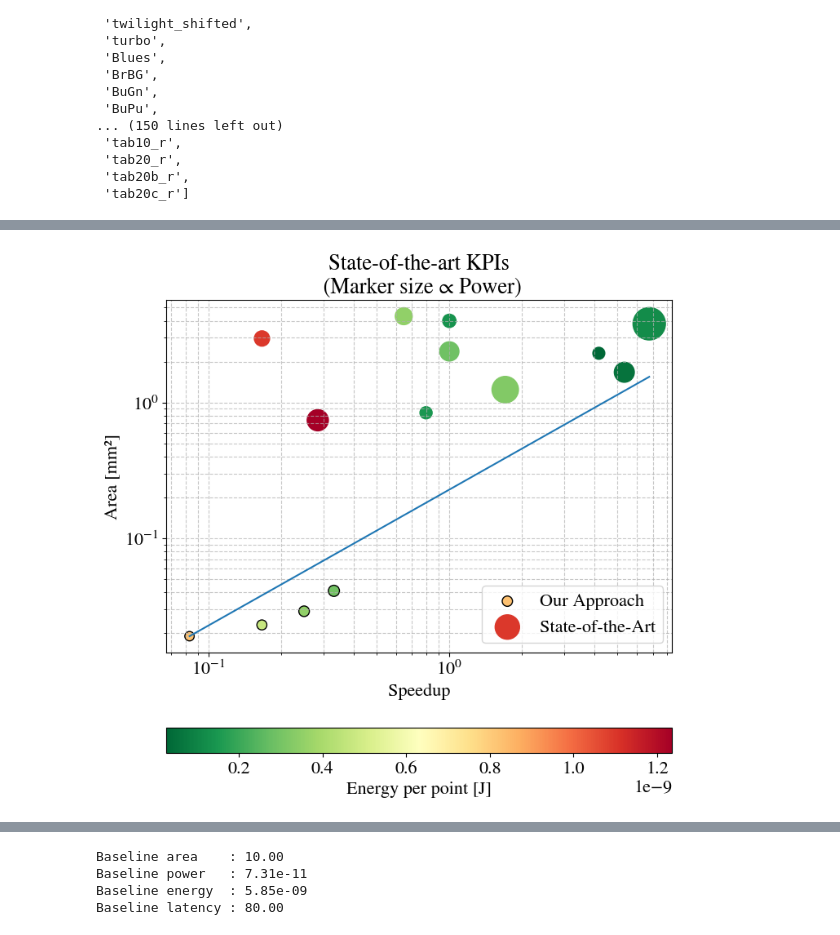
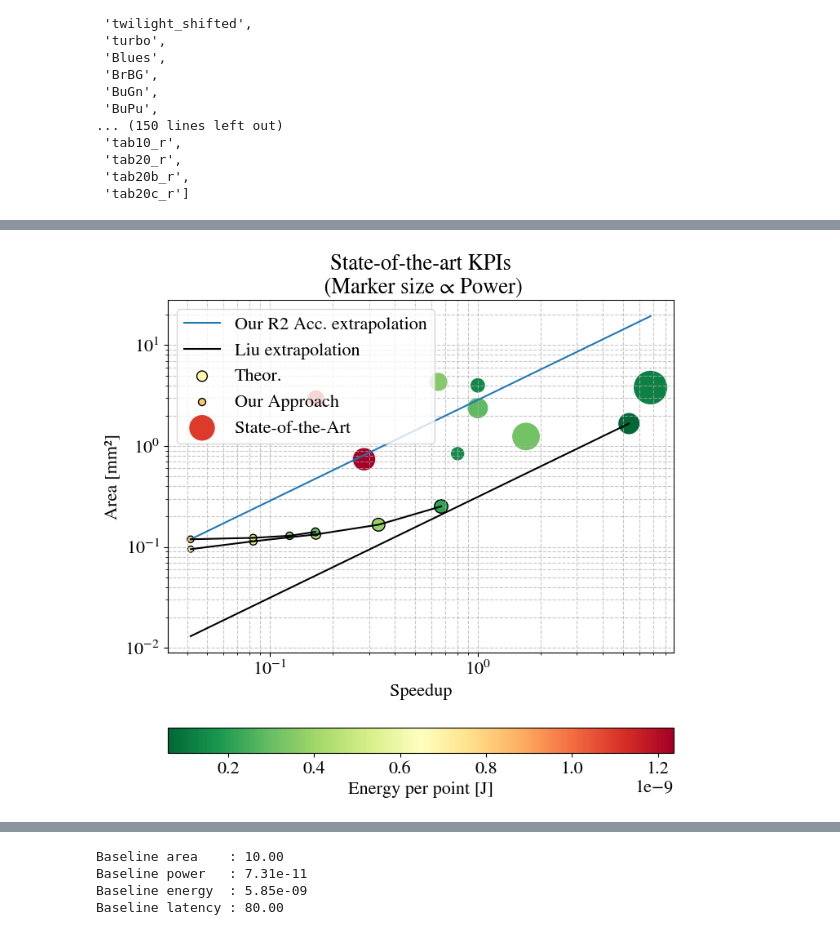
Before and after one commit to PolMaistriaux/IoT_Node_Modeling, a Jupyter notebook: Test_new_applications/Notebook_ASI_Framework.ipynb, the cells around one changed output, grey strips where cells are left out. Saved outputs shown, nothing was run; the diff lists cells and outputs as text; code cells hidden in the pictures.

```diff
--- a/Test_new_applications/Notebook_ASI_Framework.ipynb
+++ b/Test_new_applications/Notebook_ASI_Framework.ipynb
@@ -231,10 +289,18 @@ print(our_Latency)
 # %%
 fig, ax = plt.subplots(1,1, figsize=(8, 8))
+
 idx_min = np.argmin(1/our_Latency)
 idx_max = np.argmax(1/soa_Latency)
-ax.plot(np.array([1/our_Latency[idx_min], 1/soa_Latency[idx_max]]),    np.array([our_Area[idx_min], our_Area[idx_min]/soa_Latency[idx_max]*our_Latency[idx_min]]))
-sc = ax.scatter(1/our_Latency, our_Area, c= our_Energy,  cmap='RdYlGn_r', s=our_Power*4e12, vmin=np.min(soa_Energy), vmax=np.max(soa_Energy), alpha=1, marker = '.', label="Our Approach", edgecolors="black")
-sc = ax.scatter(1/soa_Latency, soa_Area, c=soa_Energy ,  cmap='RdYlGn_r', s=soa_Power*4e12, vmin=np.min(soa_Energy), vmax=np.max(soa_Energy), alpha=1, marker = '.', label="State-of-the-Art")
+ax.plot(np.array([1/our_Latency[idx_min], 1/soa_Latency[idx_max]]),    np.array([our_Area[idx_min], our_Area[idx_min]/soa_Latency[idx_max]*our_Latency[idx_min]]), label = "Our R2 Acc. extrapolation")
+
+ref_point_soa = soA_name.index("Liu 18")
+ax.plot(np.array([1/our_Latency[0], 1/soa_Latency[ref_point_soa]]),    np.array([soa_Area[ref_point_soa]*soa_Latency[ref_point_soa]/our_Latency[0], soa_Area[ref_point_soa]]), label = "Liu extrapolation", color = "black")
+ax.plot(1/theor_Latency  , theor_Area, color = "black")
+ax.plot(1/our_Latency    , our_Area  , color = "black")
+
+sc = ax.scatter(1/theor_Latency, theor_Area, c= theor_Energy,  cmap='RdYlGn_r', s=theor_Power*4e12, vmin=np.min(soa_Energy), vmax=np.max(soa_Energy), alpha=1, marker = '.', label="Theor.", edgecolors="black")
+sc = ax.scatter(1/our_Latency  , our_Area  , c= our_Energy  ,  cmap='RdYlGn_r', s=our_Power*4e12, vmin=np.min(soa_Energy), vmax=np.max(soa_Energy), alpha=1, marker = '.', label="Our Approach", edgecolors="black")
+sc = ax.scatter(1/soa_Latency  , soa_Area  , c= soa_Energy  ,  cmap='RdYlGn_r', s=soa_Power*4e12, vmin=np.min(soa_Energy), vmax=np.max(soa_Energy), alpha=1, marker = '.', label="State-of-the-Art")
 fig.colorbar(sc, ax=ax, label='Energy per point [J]', location='bottom')
 ax.legend()
 
@@ -244,4 +310,74 @@ ax.grid(True, which='both', linestyle='--', alpha=0.7)
 ax.set_ylabel('Area [mm²]')
 ax.set_xlabel('Speedup')
 ax.set_title('State-of-the-art KPIs\n (Marker size ∝ Power)')
+
+################################# POWER PLOT #########################################
+
+fig, ax = plt.subplots(1,1, figsize=(8, 8))
+ref_point_soa = soA_name.index("Liu 18")
+ax.plot(np.array([our_Power[0], soa_Power[ref_point_soa]]),    np.array([soa_Area[ref_point_soa]/soa_Power[ref_point_soa]*our_Power[0], soa_Area[ref_point_soa]]), label = "Liu extrapolation", color = "black")
+ax.plot(theor_Power  , theor_Area, color = "black")
+ax.plot(our_Power    , our_Area  , color = "black")
+
+sc = ax.scatter(theor_Power, theor_Area, c= theor_Energy,  cmap='winter', s=100, vmin=np.min(soa_Energy), vmax=np.max(soa_Energy), alpha=1, marker = '.', label="Theor.", edgecolors="black")
+sc = ax.scatter(our_Power  , our_Area  , c= our_Energy  ,  cmap='winter', s=100, vmin=np.min(soa_Energy), vmax=np.max(soa_Energy), alpha=1, marker = '.', label="Our Approach", edgecolors="black")
+sc = ax.scatter(soa_Power  , soa_Area  , c= soa_Energy  ,  cmap='winter', s=100, vmin=np.min(soa_Energy), vmax=np.max(soa_Energy), alpha=1, marker = '.', label="State-of-the-Art")
+fig.colorbar(sc, ax=ax, label='Energy per point [J]', location='bottom')
+ax.legend()
+
+ax.set_yscale('log')
+ax.set_xscale('log')
+ax.grid(True, which='both', linestyle='--', alpha=0.7)
+ax.set_ylabel('Area [mm²]')
+ax.set_xlabel('Power')
+ax.set_title('State-of-the-art KPIs\n (Marker size ∝ Energy)')
+
+
+################################# POWER PLOT #########################################
+
+fig, ax = plt.subplots(1,1, figsize=(8, 8))
+ref_point_soa = soA_name.index("Liu 18")
+
+#ax.plot(np.array([our_Power[0], soa_Power[ref_point_soa]]),    np.array([soa_Energy[ref_point_soa]/soa_Power[ref_point_soa]*our_Power[0], soa_Energy[ref_point_soa]]), label = "Liu extrapolation", color = "black")
+#sc = ax.scatter(our_Power, our_Energy, c= our_Area,  cmap='Oranges', s=5e2*our_Area, vmin=np.min(soa_Area), vmax=np.max(soa_Area), alpha=1, marker = '.', label="Our Approach", edgecolors="black")
+#sc = ax.scatter(soa_Power, soa_Energy, c=soa_Area ,  cmap='Oranges', s=5e2*soa_Area, vmin=np.min(soa_Area), vmax=np.max(soa_Area), alpha=1, marker = '.', label="State-of-the-Art")
+
+ax.plot(np.array([our_Speedup[0], soa_Speedup[ref_point_soa]]),    np.array([soa_Power[ref_point_soa]/soa_Speedup[ref_point_soa]*our_Speedup[0], soa_Power[ref_point_soa]]), label = "Liu extrapolation", color = "black")
+ax.plot(theor_Speedup  , theor_Power, color = "black")
+ax.plot(our_Speedup    , our_Power  , color = "black")
+sc = ax.scatter(theor_Speedup,theor_Power, c= theor_Area,  cmap='Oranges', s=5e2*theor_Area, vmin=np.min(soa_Area), vmax=np.max(soa_Area), alpha=1, marker = '.', label="Theor.", edgecolors="black")
+sc = ax.scatter(our_Speedup  ,our_Power  , c= our_Area  ,  cmap='Oranges', s=5e2*our_Area  , vmin=np.min(soa_Area), vmax=np.max(soa_Area), alpha=1, marker = '.', label="Our Approach", edgecolors="black")
+sc = ax.scatter(soa_Speedup  ,soa_Power  , c= soa_Area  ,  cmap='Oranges', s=5e2*soa_Area  , vmin=np.min(soa_Area), vmax=np.max(soa_Area), alpha=1, marker = '.', label="State-of-the-Art")
+
+fig.colorbar(sc, ax=ax, label='Area [mm2]', location='bottom')
+ax.legend()
+
+ax.set_yscale('log')
+ax.set_xscale('log')
+ax.grid(True, which='both', linestyle='--', alpha=0.7)
+ax.set_ylabel('Power')
+ax.set_xlabel('Speedup')
+ax.set_title('State-of-the-art KPIs\n (Marker size ∝ Area)')
+
+################################# POWER PLOT #########################################
+
+fig, ax = plt.subplots(1,1, figsize=(8, 8))
+ref_point_soa = soA_name.index("Liu 18")
+
+ax.plot(np.array([theor_Speedup[0], soa_Speedup[ref_point_soa]]),    np.array([theor_Energy[0],soa_Energy[ref_point_soa]]), label = "Liu extrapolation", color = "black")
+ax.plot(theor_Speedup  , theor_Energy, color = "black")
+ax.plot(our_Speedup    , our_Energy  , color = "black")
+sc = ax.scatter(theor_Speedup,theor_Energy, c= theor_Area,  cmap='Oranges', s=5e2*theor_Area, vmin=np.min(soa_Area), vmax=np.max(soa_Area), alpha=1, marker = '.', label="Theor.", edgecolors="black")
+sc = ax.scatter(our_Speedup  ,our_Energy  , c= our_Area  ,  cmap='Oranges', s=5e2*our_Area  , vmin=np.min(soa_Area), vmax=np.max(soa_Area), alpha=1, marker = '.', label="Our Approach", edgecolors="black")
+sc = ax.scatter(soa_Speedup  ,soa_Energy  , c= soa_Area  ,  cmap='Oranges', s=5e2*soa_Area  , vmin=np.min(soa_Area), vmax=np.max(soa_Area), alpha=1, marker = '.', label="State-of-the-Art")
+
+fig.colorbar(sc, ax=ax, label='Area [mm2]', location='bottom')
+ax.legend()
+
+ax.set_yscale('log')
+ax.set_xscale('log')
+ax.grid(True, which='both', linestyle='--', alpha=0.7)
+ax.set_ylabel('Energy')
+ax.set_xlabel('Speedup')
+ax.set_title('State-of-the-art KPIs\n (Marker size ∝ Area)')
 # %% [output]
@@ -249 +385 @@ Text(0.5, 1.0, 'State-of-the-art KPIs\n (Marker size ∝ Power)')
-[figure, old version]
+[figure, new version]
```
Also changed, not shown: parts of 17 cells of this notebook.
